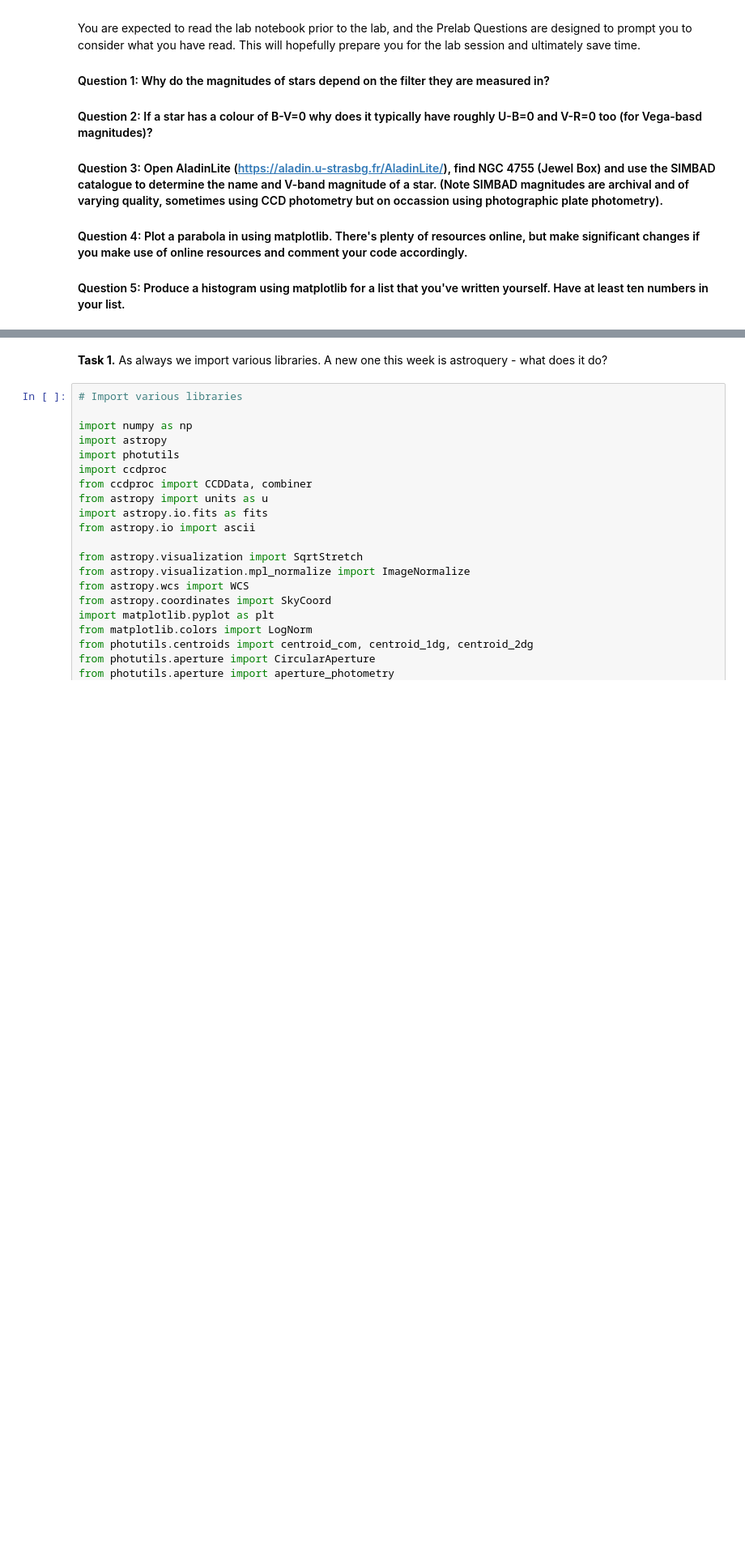
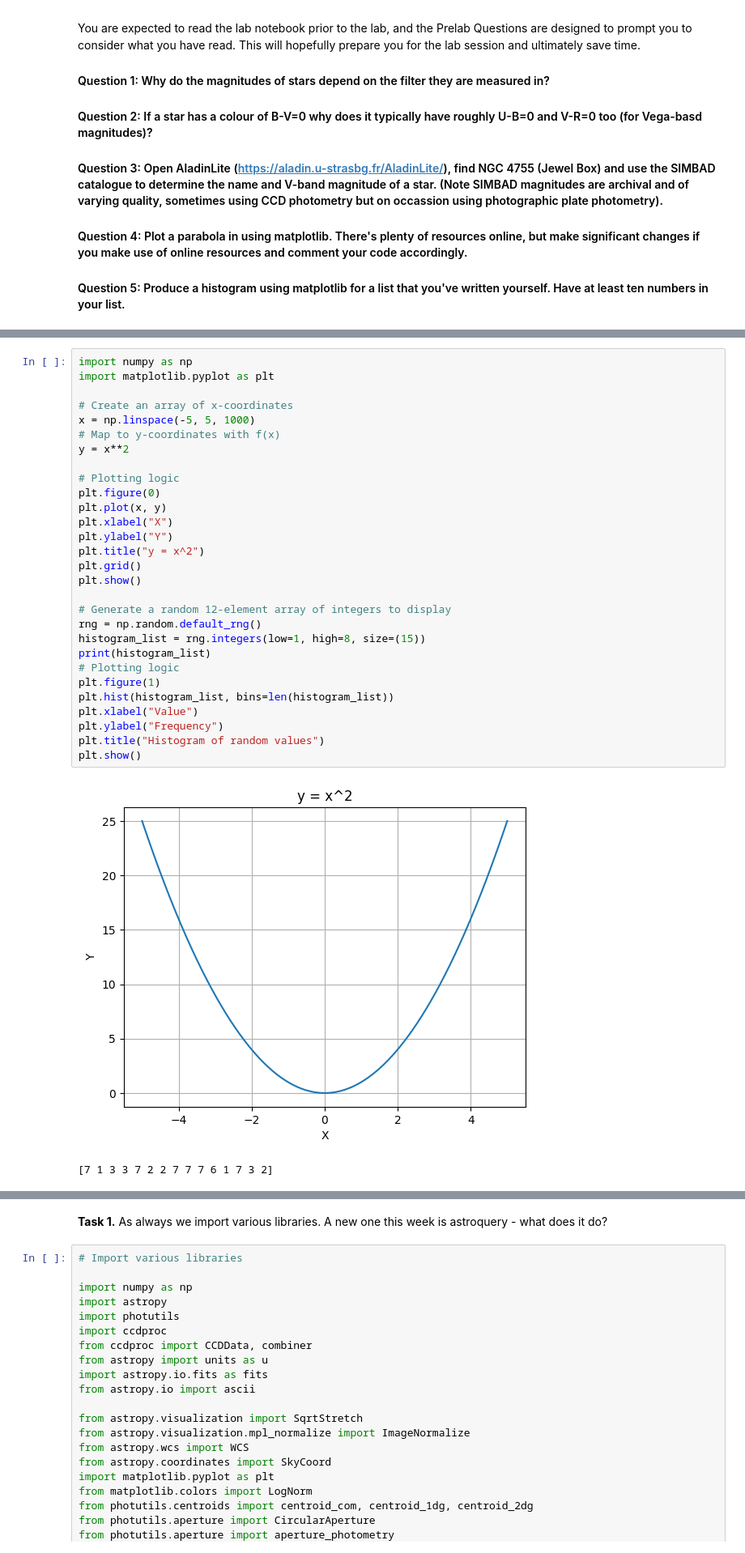
Before and after one commit to alecstanley-git/honours-env, a Jupyter notebook: Week 4/Lab/ASP3231 Laboratory 4 Calibrated Catalogues.ipynb, the cells around one changed output, grey strips where cells are left out. Shown at 81% size. Cells and saved outputs as stored; diff of their text form; blank space fills up the shorter version.

```diff
--- a/Week 4/Lab/ASP3231 Laboratory 4 Calibrated Catalogues.ipynb
+++ b/Week 4/Lab/ASP3231 Laboratory 4 Calibrated Catalogues.ipynb
@@ -27,2 +29,34 @@ You are expected to read the lab notebook prior to the lab, and the Prelab Quest
 
 </font>
+# %%
+import numpy as np
+import matplotlib.pyplot as plt
+
+# Create an array of x-coordinates
+x = np.linspace(-5, 5, 1000)
+# Map to y-coordinates with f(x)
+y = x**2
+
+# Plotting logic
+plt.figure(0)
+plt.plot(x, y)
+plt.xlabel("X")
+plt.ylabel("Y")
+plt.title("y = x^2")
+plt.grid()
+plt.show()
+
+# Generate a random 12-element array of integers to display
+rng = np.random.default_rng()
+histogram_list = rng.integers(low=1, high=8, size=(15))
+print(histogram_list)
+# Plotting logic
+plt.figure(1)
+plt.hist(histogram_list, bins=len(histogram_list))
+plt.xlabel("Value")
+plt.ylabel("Frequency")
+plt.title("Histogram of random values")
+plt.show()
+# %% [output]
+[figure, added]
+[7 1 3 3 7 2 2 7 7 7 6 1 7 3 2]
```
Also changed, not shown: parts of 2 cells of this notebook.
